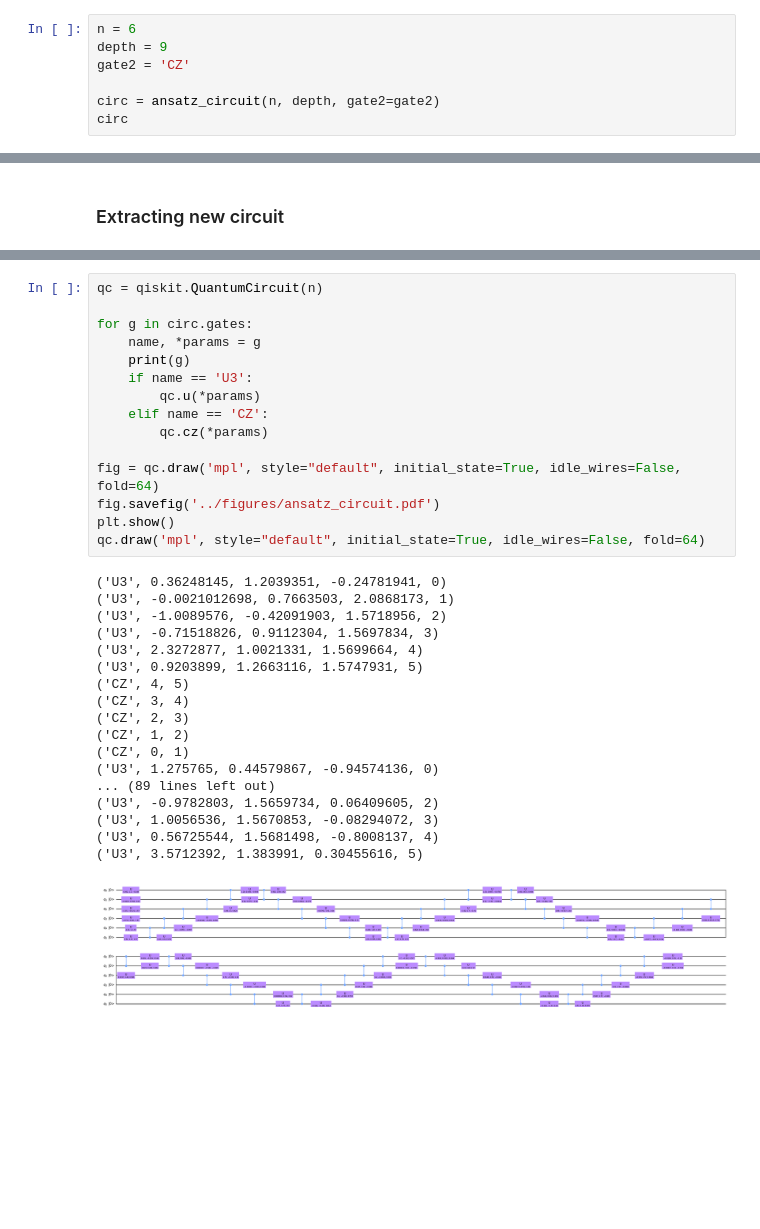
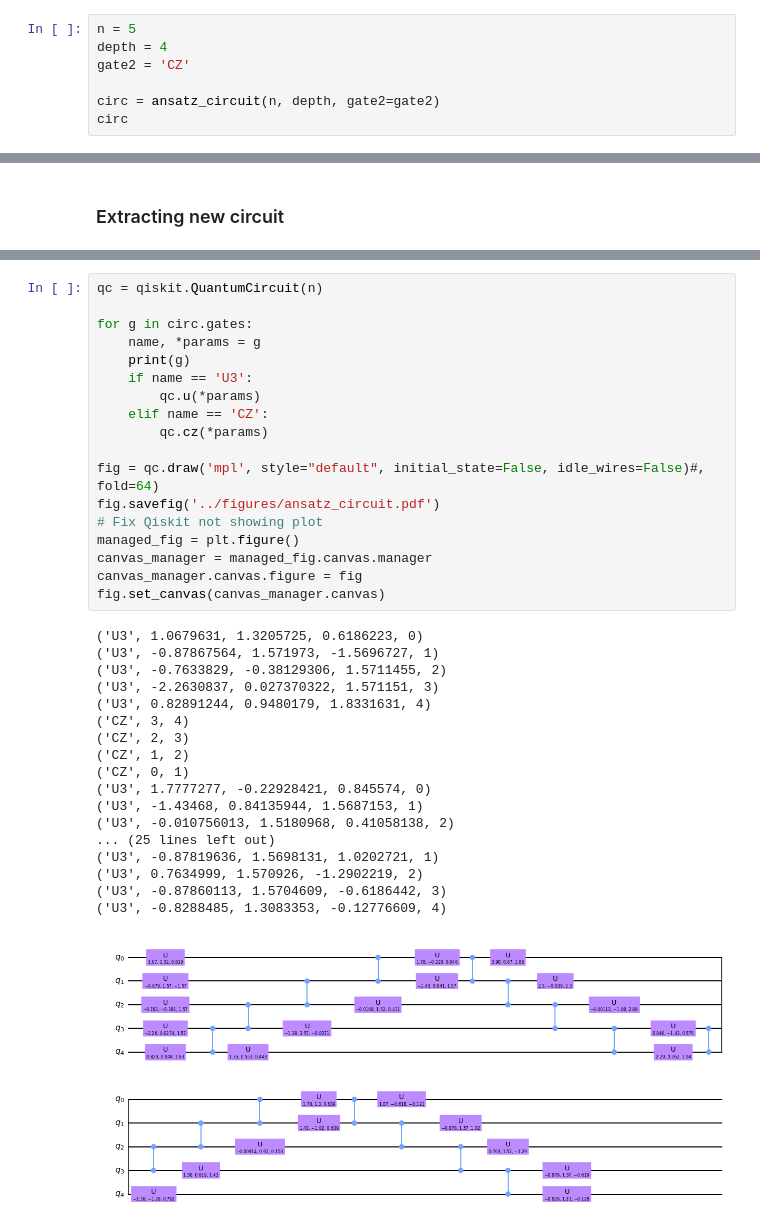
Before and after one commit to nikosavola/SolidState-TensorNetworks, a Jupyter notebook: analysis/analysis.ipynb, the cells around one changed output, grey strips where cells are left out. Drawn from its saved outputs; the diff is of its cells as text; blank space fills up the shorter version.

```diff
--- a/analysis/analysis.ipynb
+++ b/analysis/analysis.ipynb
@@ -87,8 +62,8 @@ def ansatz_circuit(n, depth, gate2='CZ', **kwargs):
 
     return circ
 # %%
-n = 6
-depth = 9
+n = 5
+depth = 4
 gate2 = 'CZ'
 
 circ = ansatz_circuit(n, depth, gate2=gate2)
@@ -202,35 +162,38 @@ circ.gates
 # %%
 qc = qiskit.QuantumCircuit(n)
 
 for g in circ.gates:
     name, *params = g
     print(g)
     if name == 'U3':
         qc.u(*params)
     elif name == 'CZ':
         qc.cz(*params)
 
-fig = qc.draw('mpl', style="default", initial_state=True, idle_wires=False, fold=64)
+fig = qc.draw('mpl', style="default", initial_state=False, idle_wires=False)#, fold=64)
 fig.savefig('../figures/ansatz_circuit.pdf')
-plt.show()
-qc.draw('mpl', style="default", initial_state=True, idle_wires=False, fold=64)
+# Fix Qiskit not showing plot
+managed_fig = plt.figure()
+canvas_manager = managed_fig.canvas.manager
+canvas_manager.canvas.figure = fig
+fig.set_canvas(canvas_manager.canvas)
 # %% [output]
-('U3', 0.36248145, 1.2039351, -0.24781941, 0)
-('U3', -0.0021012698, 0.7663503, 2.0868173, 1)
-('U3', -1.0089576, -0.42091903, 1.5718956, 2)
-('U3', -0.71518826, 0.9112304, 1.5697834, 3)
-('U3', 2.3272877, 1.0021331, 1.5699664, 4)
-('U3', 0.9203899, 1.2663116, 1.5747931, 5)
-('CZ', 4, 5)
+('U3', 1.0679631, 1.3205725, 0.6186223, 0)
+('U3', -0.87867564, 1.571973, -1.5696727, 1)
+('U3', -0.7633829, -0.38129306, 1.5711455, 2)
+('U3', -2.2630837, 0.027370322, 1.571151, 3)
+('U3', 0.82891244, 0.9480179, 1.8331631, 4)
 ('CZ', 3, 4)
 ('CZ', 2, 3)
 ('CZ', 1, 2)
 ('CZ', 0, 1)
-('U3', 1.275765, 0.44579867, -0.94574136, 0)
-... (89 lines left out)
-('U3', -0.9782803, 1.5659734, 0.06409605, 2)
-('U3', 1.0056536, 1.5670853, -0.08294072, 3)
-('U3', 0.56725544, 1.5681498, -0.8008137, 4)
-('U3', 3.5712392, 1.383991, 0.30455616, 5)
+('U3', 1.7777277, -0.22928421, 0.845574, 0)
+('U3', -1.43468, 0.84135944, 1.5687153, 1)
+('U3', -0.010756013, 1.5180968, 0.41058138, 2)
+... (25 lines left out)
+('U3', -0.87819636, 1.5698131, 1.0202721, 1)
+('U3', 0.7634999, 1.570926, -1.2902219, 2)
+('U3', -0.87860113, 1.5704609, -0.6186442, 3)
+('U3', -0.8288485, 1.3083353, -0.12776609, 4)
-[figure, old version]
+[figure, new version]
 # %%
```
Also changed, not shown: parts of 22 cells of this notebook, 4 other files.
